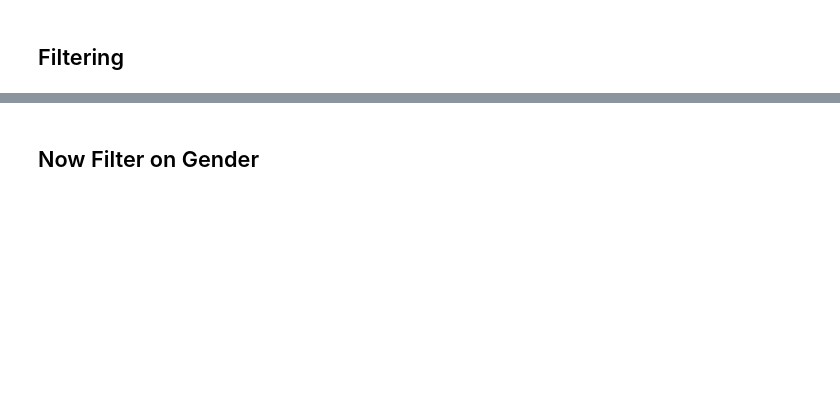
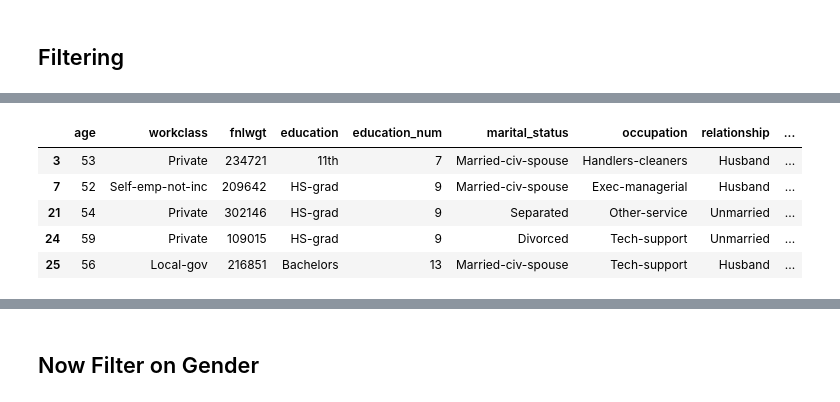
Before and after one commit to cecann10/dsp, a Jupyter notebook: lessons/pandas_intro/Intro-to-Pandas.ipynb, the cells around one changed output, grey strips where cells are left out. Cells and saved outputs as stored; diff of their text form; code cells hidden in the pictures; blank space fills up the shorter version.

```diff
--- a/lessons/pandas_intro/Intro-to-Pandas.ipynb
+++ b/lessons/pandas_intro/Intro-to-Pandas.ipynb
@@ -514,5 +586,13 @@ df.iloc[0:2, 2:6]
 # %%
 asd = df[df.age > 50].head(5)
+asd
+# %% [output]
+|  | age | workclass | fnlwgt | education | education_num | marital_status | occupation | relationship | ... |
+| 3 | 53 | Private | 234721 | 11th | 7 | Married-civ-spouse | Handlers-cleaners | Husband | ... |
+| 7 | 52 | Self-emp-not-inc | 209642 | HS-grad | 9 | Married-civ-spouse | Exec-managerial | Husband | ... |
+| 21 | 54 | Private | 302146 | HS-grad | 9 | Separated | Other-service | Unmarried | ... |
+| 24 | 59 | Private | 109015 | HS-grad | 9 | Divorced | Tech-support | Unmarried | ... |
+| 25 | 56 | Local-gov | 216851 | Bachelors | 13 | Married-civ-spouse | Tech-support | Husband | ... |
 # %%
 # Filter for only certain Columns
 df.loc[df.age > 50, ['age', 'education', 'occupation', 'gender', 'income']]
```
Also changed, not shown: parts of 34 cells of this notebook.
